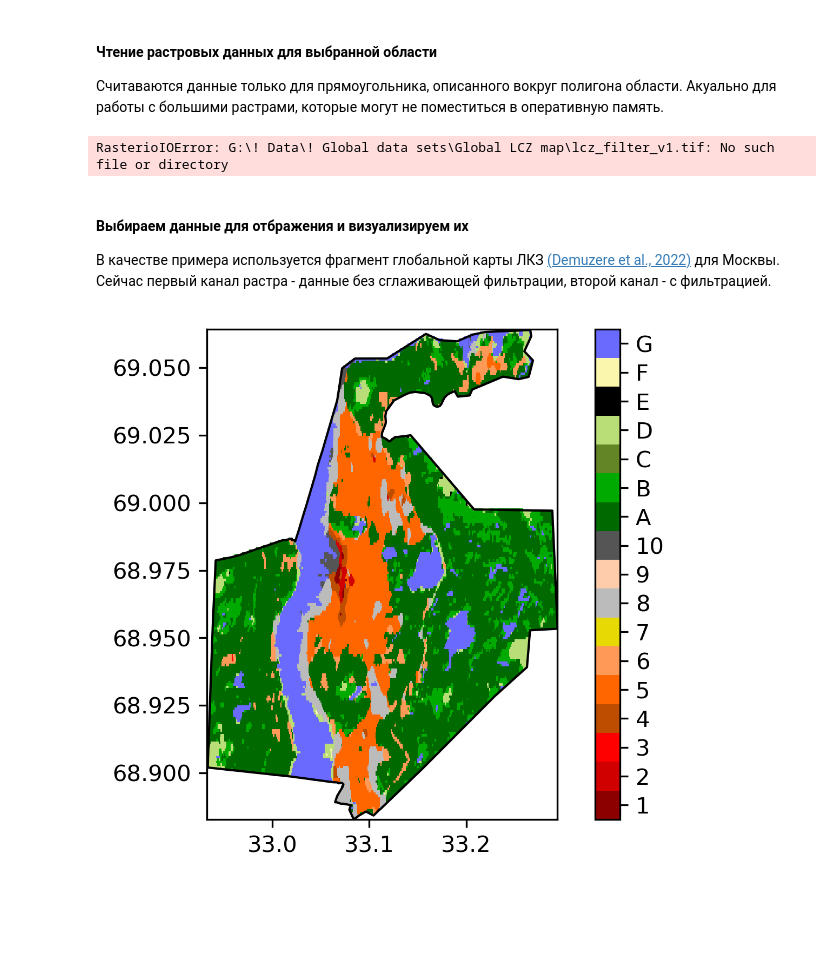
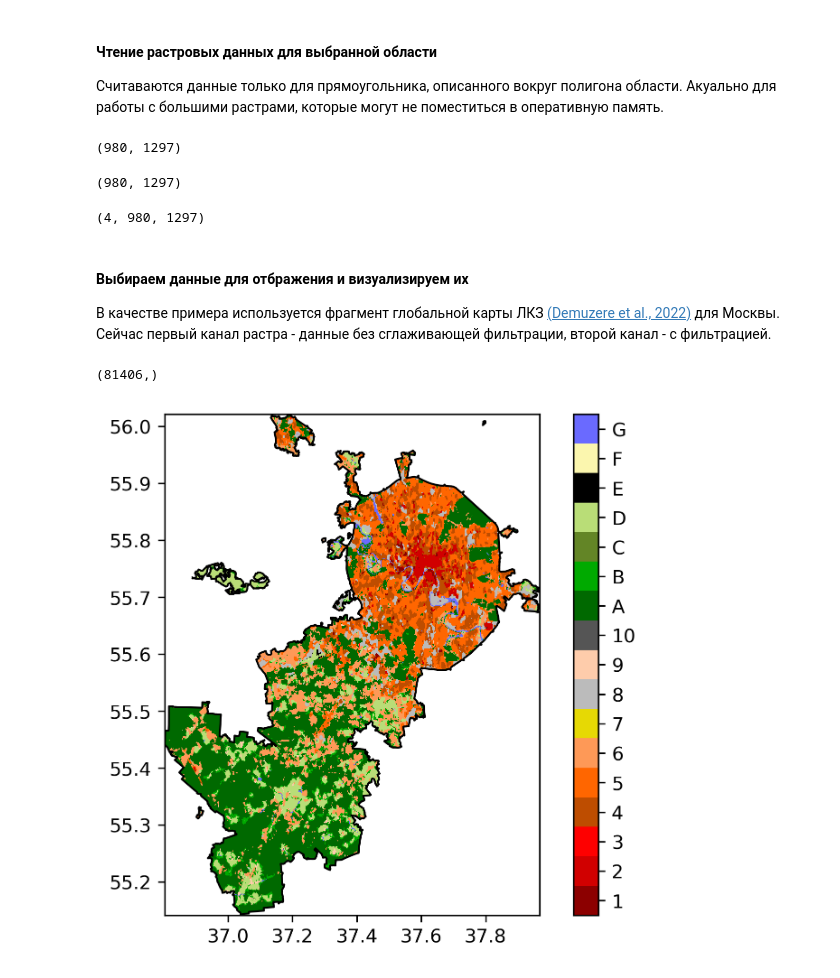
Before and after one commit to mvarentsov/UClim4HSE-2025, a Jupyter notebook: scripts/Lect06_example_LCZ.ipynb, the cells around one changed output. Saved outputs shown, nothing was run; the diff lists cells and outputs as text; code cells hidden in the pictures; blank space fills up the shorter version.

```diff
--- a/scripts/Lect06_example_LCZ.ipynb
+++ b/scripts/Lect06_example_LCZ.ipynb
@@ -19,14 +19,16 @@ def get_subarray_coords_rio (arr_shape, src, trs, dest_crs = 4326):
     width = arr_shape[1]
 
     cols, rows = np.meshgrid(np.arange(width), np.arange(height))
+    display(rows.shape, cols.shape)
     xs, ys = rasterio.transform.xy(trs, rows, cols)
 
-    xs = np.array(xs)
-    ys = np.array(ys)
+    xs = np.array(xs).reshape(cols.shape)
+    ys = np.array(ys).reshape(cols.shape)
 
     trs_wgs = Transformer.from_crs (src.crs, dest_crs)
     lats, lons = trs_wgs.transform(xs,ys)
     return lats, lons
+
 
 def LCZ_colormap ():
     lcz_colors = np.array ([
@@ -52,35 +54,39 @@ def LCZ_colormap ():
 # %% [markdown]
 #### Запрос полигона для выбраной территории из OSM
 # %%
-place_name1 = "Мурманск"
+place_name1 = "Moscow"
 area = ox.geocode_to_gdf(place_name1)
 # %% [markdown]
 #### Чтение растровых данных для выбранной области
 Считаваются данные только для прямоугольника, описанного вокруг полигона области. Акуально для работы с большими растрами, которые могут не поместиться в оперативную память.
 # %%
-#data_path = 'PW2_data/Moscow_from_global_LCZ_map.tif'
-data_path = r"G:\! Data\! Global data sets\Global LCZ map\lcz_filter_v1.tif"
-
+data_path = "LCZ_demo/Moscow_from_global_Map.tif"
 src = rasterio.open (data_path)
 subarray, transform = rasterio.mask.mask(src, area['geometry'], crop=True, filled=False)
 lats, lons = get_subarray_coords_rio (subarray.shape[subarray.ndim-2:], src, transform)
 
 display(subarray.shape)
 # %% [output]
-RasterioIOError: G:\! Data\! Global data sets\Global LCZ map\lcz_filter_v1.tif: No such file or directory
+(980, 1297)
+(980, 1297)
+(4, 980, 1297)
 # %% [markdown]
 #### Выбираем данные для отбражения и визуализируем их
 В качестве примера используется фрагмент глобальной карты ЛКЗ [(Demuzere et al., 2022)](https://essd.copernicus.org/articles/14/3835/2022/) для Москвы.
 Сейчас первый канал растра - данные без сглаживающей фильтрации, второй канал - с фильтрацией.
+# %%
+lats.shape
+# %% [output]
+(81406,)
 # %%
-data2draw = subarray[0,:,:].astype(float)
+data2draw = subarray[1,:,:].astype(float)
 
 plt.figure()
 plt.pcolor(lats, lons, data2draw, shading='nearest', cmap = LCZ_colormap())
 area.plot(ax = plt.gca(), edgecolor = 'black', facecolor = [0, 0, 0, 0])
 plt.clim([0.5, 17.5])
 cb = plt.colorbar (ticks = range (1,18))
 cb.ax.set_yticklabels ([1,2,3,4,5,6,7,8,9,10,'A','B','C','D','E','F','G'])
 plt.show()
 # %% [output]
-[figure, old version]
+[figure, new version]
```
Also changed, not shown: 1 other file.
